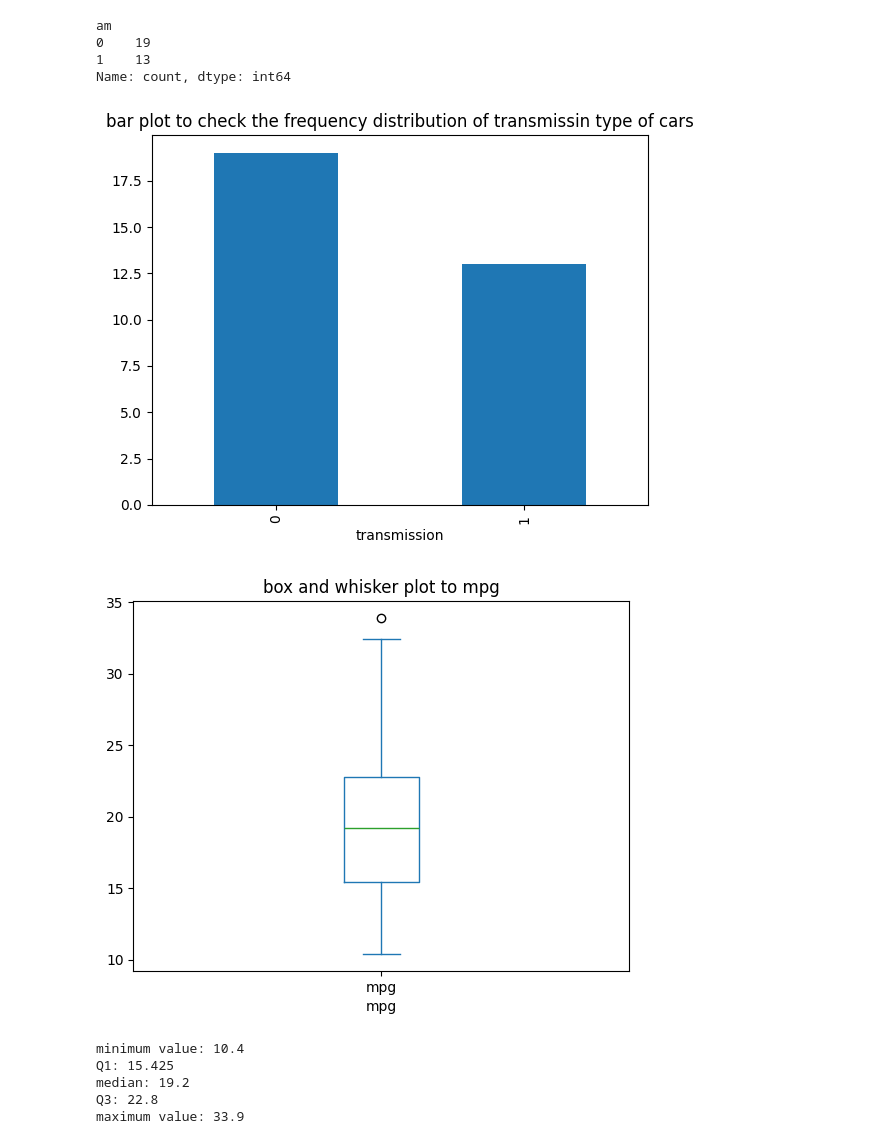
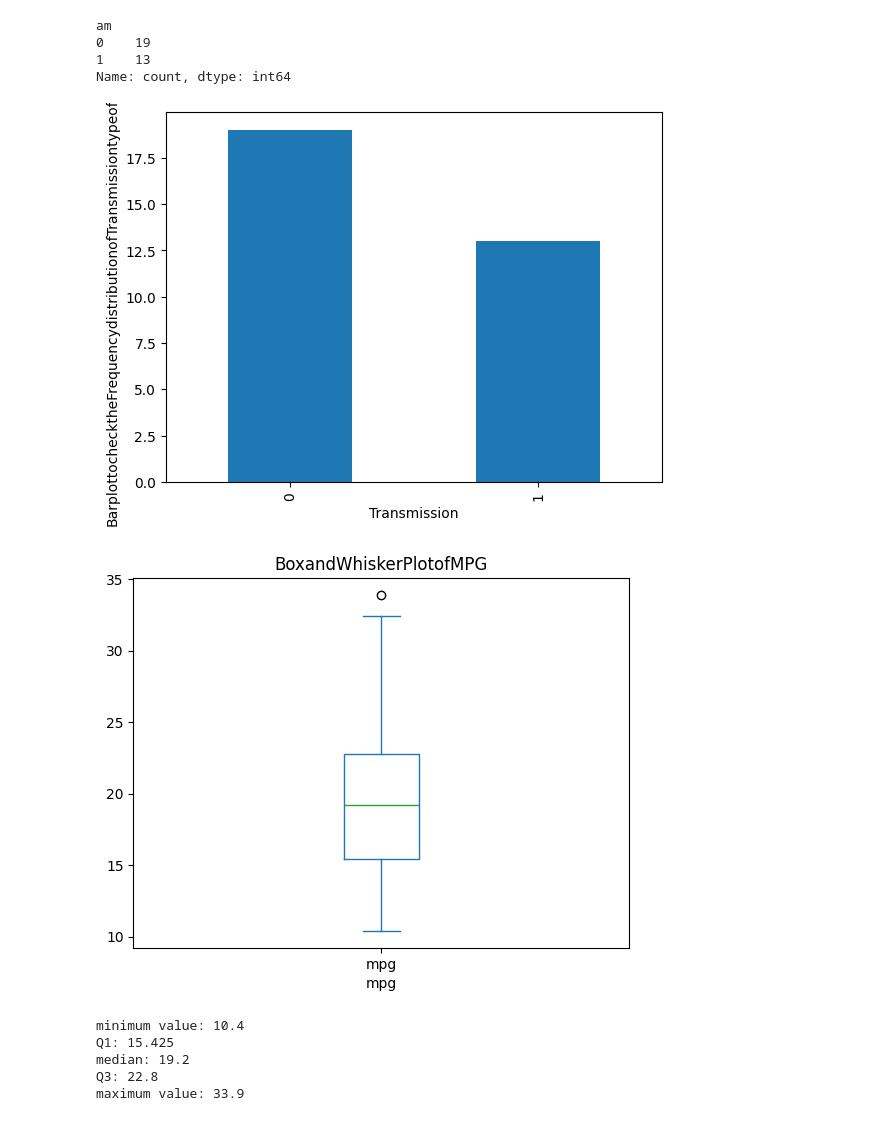
Before and after one commit to sampak407-dotcom/ramya, a Jupyter notebook: test1.ipynb, the cells around one changed output. Cells and saved outputs as stored; diff of their text form; code cells hidden in the pictures.

```diff
--- a/test1.ipynb
+++ b/test1.ipynb
@@ -4,23 +4,23 @@
 import pandas as pd
 import matplotlib.pyplot as plt
 import numpy as np
-cars_df=pd.read_csv('/content/mtcars (1).csv')
+cars_df=pd.read_csv('/content/mtcars (8).csv')
 print(cars_df)
 a=plt.scatter(cars_df['mpg'],cars_df['wt'],marker='*')
 print(a)
 plt.xlabel('mpg')
-plt.ylabel('wt')
-plt.title('relationship between the weight of the car and the mpg')
+plt.ylabel('weight')
+plt.title('relationship between the weight of the cars and mpg')
 plt.show()
 trans=cars_df['am'].value_counts()
 print(trans)
 trans.plot.bar()
-plt.xlabel('transmission')
-plt.title('bar plot to check the frequency distribution of transmissin type of cars')
+plt.xlabel("Transmission")
+plt.ylabel("BarplottochecktheFrequencydistributionofTransmissiontypeofcars")
 plt.show()
 cars_df['mpg'].plot(kind='box')
 plt.xlabel('mpg')
-plt.title('box and whisker plot to mpg')
+plt.title('BoxandWhiskerPlotofMPG')
 plt.show()
 minvalue=np.min(cars_df['mpg'])
 q1=np.percentile(cars_df['mpg'],25)
@@ -54,9 +54,9 @@ print('maximum value:',maxvalue)
 am
 0    19
 1    13
 Name: count, dtype: int64
-[figure, old version]
+[figure, new version]
-[figure, old version]
+[figure, new version]
 minimum value: 10.4
 Q1: 15.425
 median: 19.2
```
Also changed, not shown: parts of 1 cell of this notebook.
